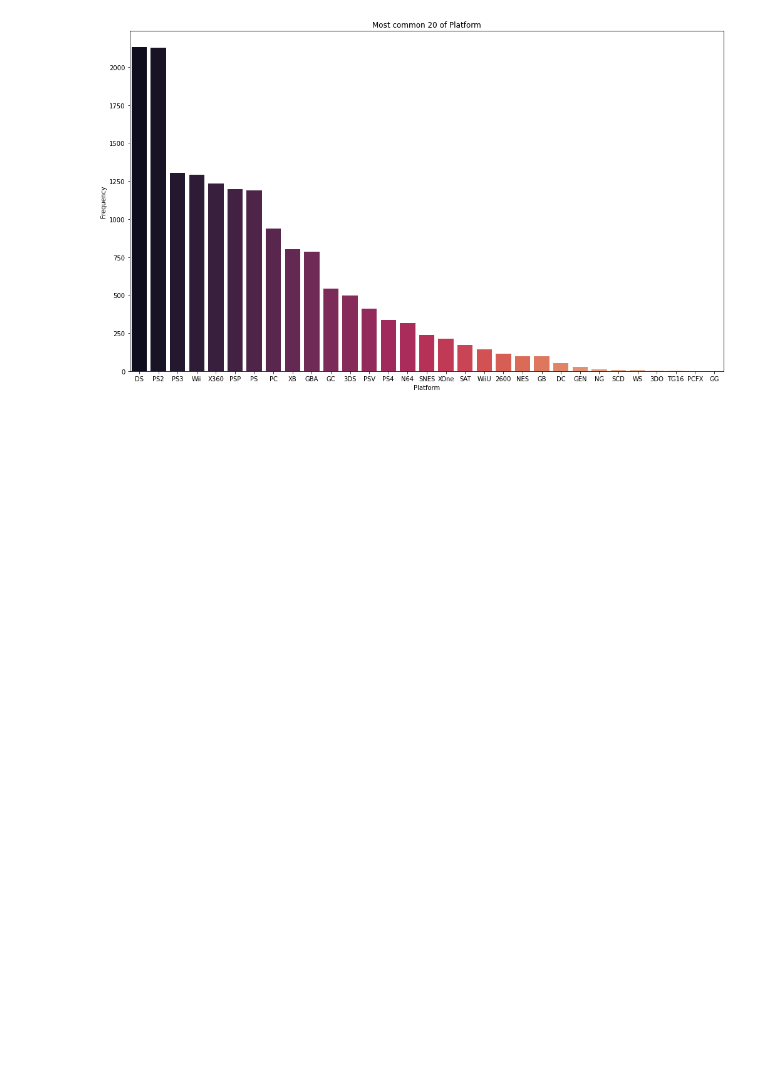
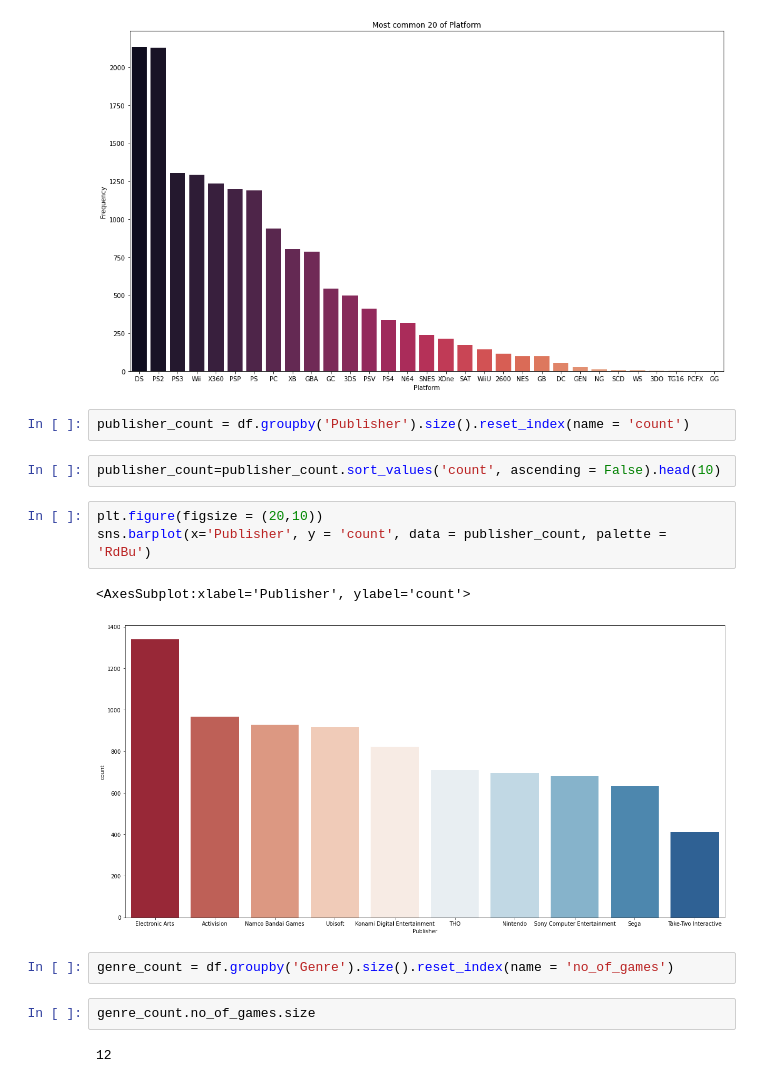
Before and after one commit to Sidhant1201/ViedoGameSales, a Jupyter notebook: VGsales EDAproject/VGsales.ipynb, the cells around one changed output. Drawn from its saved outputs; the diff is of its cells as text; blank space fills up the shorter version.

Commit message:
univariate analysis on genre, publisher

```diff
--- a/VGsales EDAproject/VGsales.ipynb
+++ b/VGsales EDAproject/VGsales.ipynb
@@ -149,3 +149,19 @@ plt.title('Most common 20 of Platform')
 plt.show()
 # %% [output]
 [figure]
+# %%
+publisher_count = df.groupby('Publisher').size().reset_index(name = 'count')
+# %%
+publisher_count=publisher_count.sort_values('count', ascending = False).head(10)
+# %%
+plt.figure(figsize = (20,10))
+sns.barplot(x='Publisher', y = 'count', data = publisher_count, palette = 'RdBu')
+# %% [output]
+<AxesSubplot:xlabel='Publisher', ylabel='count'>
+[figure, added]
+# %%
+genre_count = df.groupby('Genre').size().reset_index(name = 'no_of_games')
+# %%
+genre_count.no_of_games.size
+# %% [output]
+12
```
Also changed, not shown: parts of 2 cells of this notebook.
